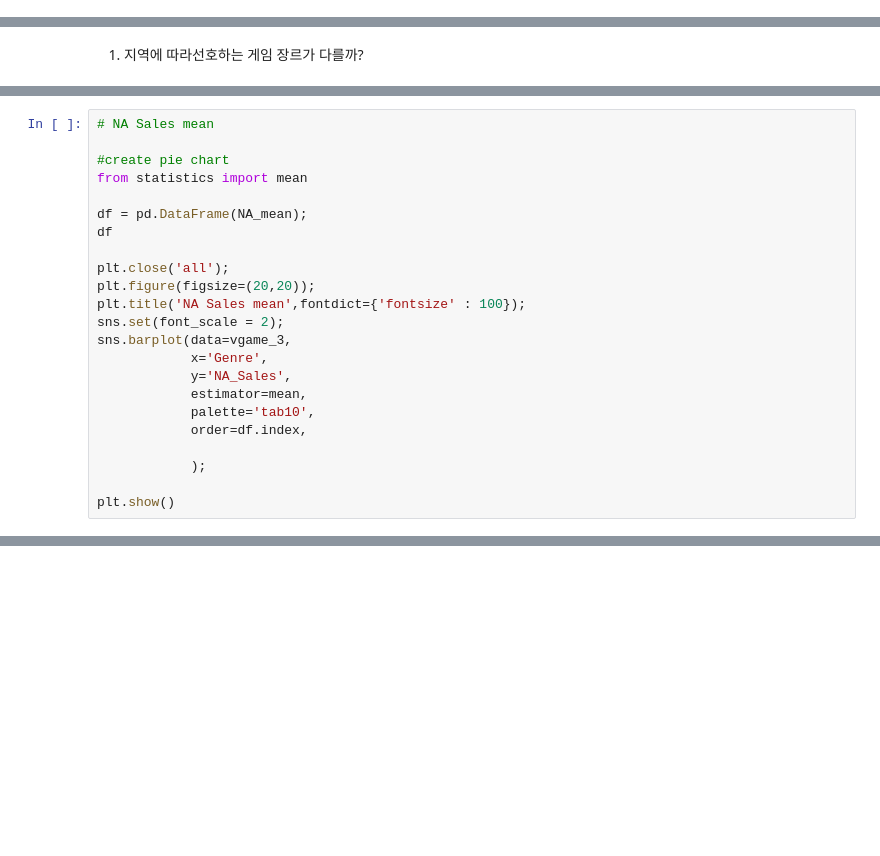
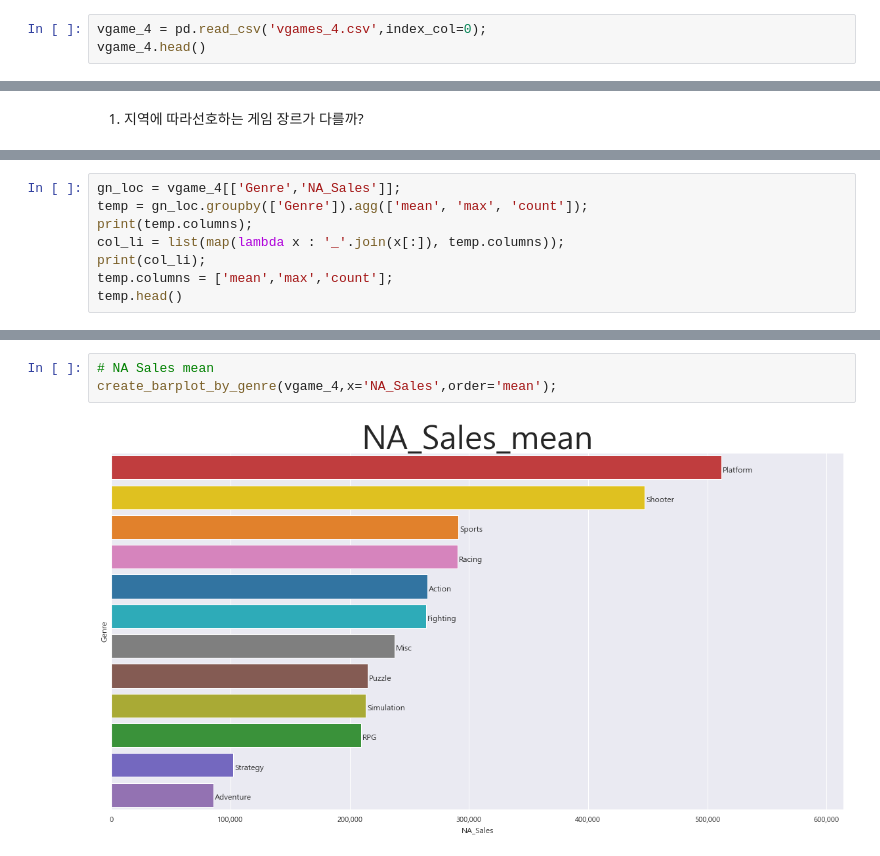
Before and after one commit to tes-b/codestates_project_1, a Jupyter notebook: Project_videogames.ipynb, the cells around one changed output, grey strips where cells are left out. Saved outputs shown, nothing was run; the diff lists cells and outputs as text; blank space fills up the shorter version.

```diff
--- a/Project_videogames.ipynb
+++ b/Project_videogames.ipynb
@@ -277,0 +282,3 @@ vgame_3.head()
+# %%
+vgame_4 = pd.read_csv('vgames_4.csv',index_col=0);
+vgame_4.head()
@@ -431,23 +462,0 @@ plt.show()
-# %%
-# NA Sales mean
-
-#create pie chart
-from statistics import mean
-
-df = pd.DataFrame(NA_mean);
-df
-
-plt.close('all');
-plt.figure(figsize=(20,20));
-plt.title('NA Sales mean',fontdict={'fontsize' : 100});
-sns.set(font_scale = 2);
-sns.barplot(data=vgame_3,
-            x='Genre',
-            y='NA_Sales',
-            estimator=mean,
-            palette='tab10',
-            order=df.index,
-
-            );
-
-plt.show()
@@ -455,0 +463,8 @@ plt.show()
+# %%
+gn_loc = vgame_4[['Genre','NA_Sales']];
+temp = gn_loc.groupby(['Genre']).agg(['mean', 'max', 'count']);
+print(temp.columns);
+col_li = list(map(lambda x : '_'.join(x[:]), temp.columns));
+print(col_li);
+temp.columns = ['mean','max','count'];
+temp.head()
@@ -455,0 +548,5 @@ plt.show()
+# %%
+# NA Sales mean
+create_barplot_by_genre(vgame_4,x='NA_Sales',order='mean');
+# %% [output]
+[figure, added]
```
Also changed, not shown: parts of 32 cells of this notebook, 1 other file.
